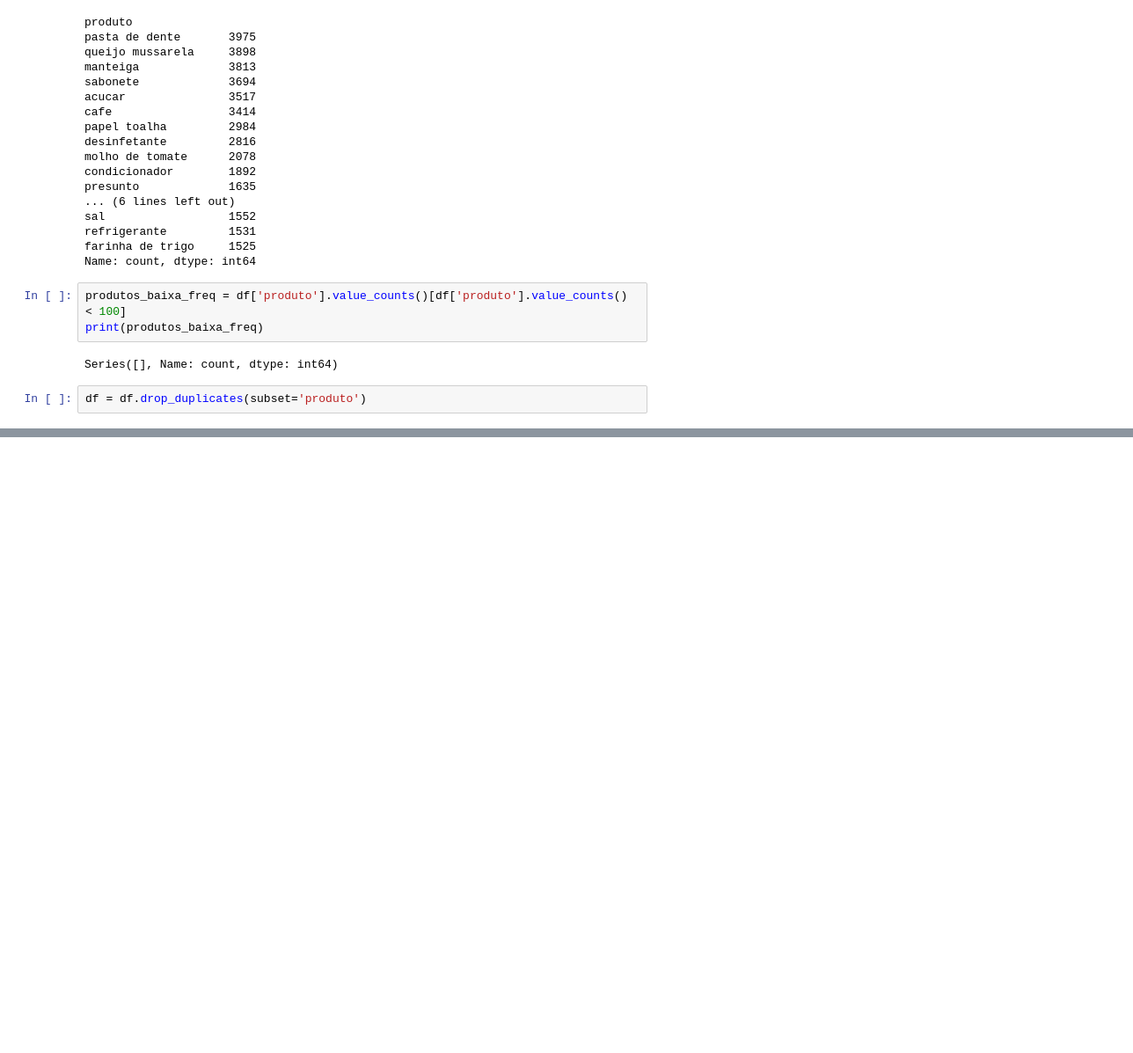
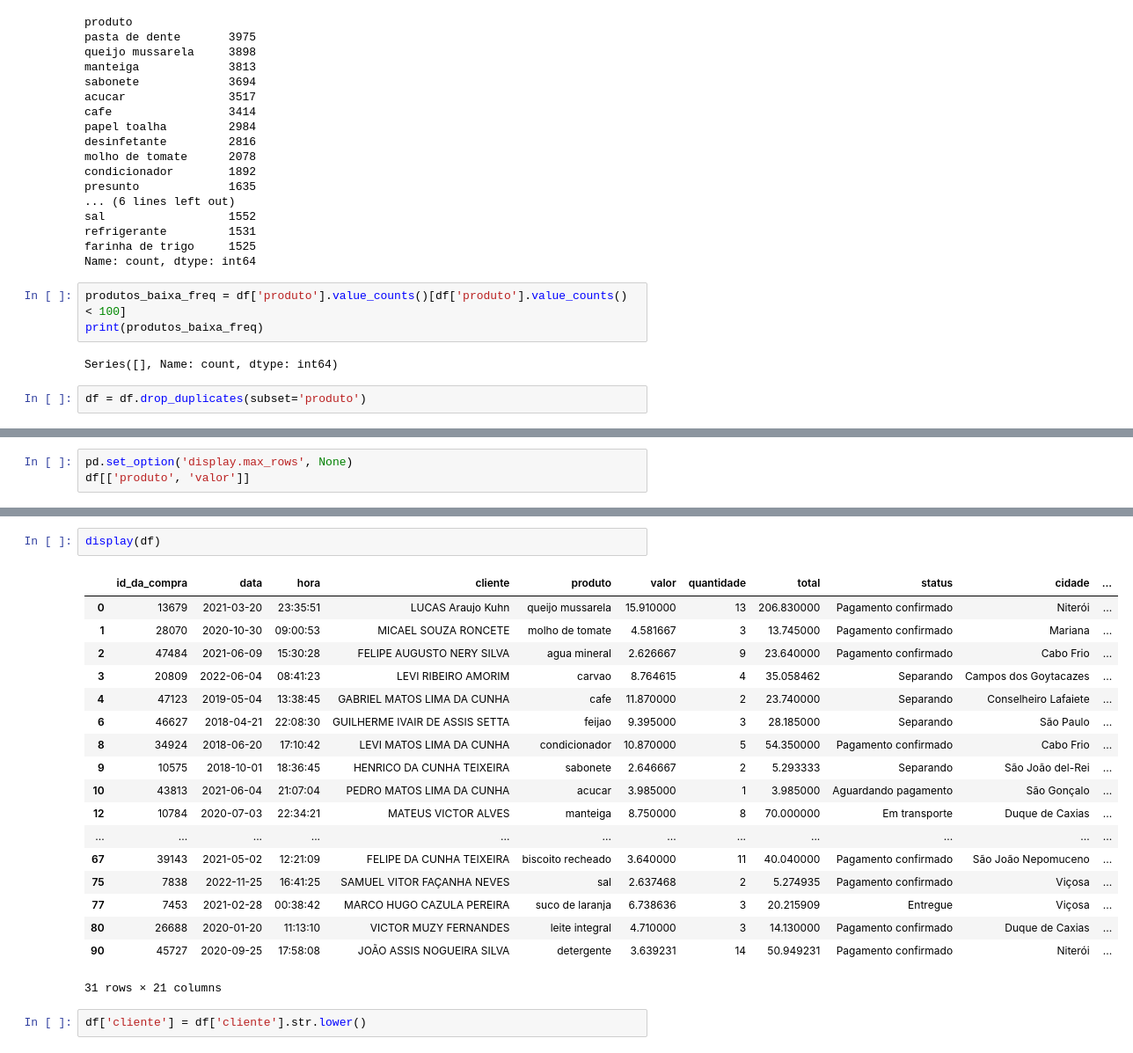
Before and after one commit to VitinDemarque/LimpezaDeDados, a Jupyter notebook: TrabalhoLimpeza.ipynb, the cells around one changed output, grey strips where cells are left out. Shown: that part at 88% size. Cells and saved outputs as stored; diff of their text form; blank space fills up the shorter version.

```diff
--- a/TrabalhoLimpeza.ipynb
+++ b/TrabalhoLimpeza.ipynb
@@ -1060,0 +1039,3 @@ df = df.drop_duplicates(subset='produto')
+# %%
+pd.set_option('display.max_rows', None)
+df[['produto', 'valor']]
@@ -1060,0 +1060,23 @@ df = df.drop_duplicates(subset='produto')
+# %%
+display(df)
+# %% [output]
+|  | id_da_compra | data | hora | cliente | produto | valor | quantidade | total | status | cidade | ... |
+| 0 | 13679 | 2021-03-20 | 23:35:51 | LUCAS Araujo Kuhn | queijo mussarela | 15.910000 | 13 | 206.830000 | Pagamento confirmado | Niterói | ... |
+| 1 | 28070 | 2020-10-30 | 09:00:53 | MICAEL SOUZA RONCETE | molho de tomate | 4.581667 | 3 | 13.745000 | Pagamento confirmado | Mariana | ... |
+| 2 | 47484 | 2021-06-09 | 15:30:28 | FELIPE AUGUSTO NERY SILVA | agua mineral | 2.626667 | 9 | 23.640000 | Pagamento confirmado | Cabo Frio | ... |
+| 3 | 20809 | 2022-06-04 | 08:41:23 | LEVI RIBEIRO AMORIM | carvao | 8.764615 | 4 | 35.058462 | Separando | Campos dos Goytacazes | ... |
+| 4 | 47123 | 2019-05-04 | 13:38:45 | GABRIEL MATOS LIMA DA CUNHA | cafe | 11.870000 | 2 | 23.740000 | Separando | Conselheiro Lafaiete | ... |
+| 6 | 46627 | 2018-04-21 | 22:08:30 | GUILHERME IVAIR DE ASSIS SETTA | feijao | 9.395000 | 3 | 28.185000 | Separando | São Paulo | ... |
+| 8 | 34924 | 2018-06-20 | 17:10:42 | LEVI MATOS LIMA DA CUNHA | condicionador | 10.870000 | 5 | 54.350000 | Pagamento confirmado | Cabo Frio | ... |
+| 9 | 10575 | 2018-10-01 | 18:36:45 | HENRICO DA CUNHA TEIXEIRA | sabonete | 2.646667 | 2 | 5.293333 | Separando | São João del-Rei | ... |
+| 10 | 43813 | 2021-06-04 | 21:07:04 | PEDRO MATOS LIMA DA CUNHA | acucar | 3.985000 | 1 | 3.985000 | Aguardando pagamento | São Gonçalo | ... |
+| 12 | 10784 | 2020-07-03 | 22:34:21 | MATEUS VICTOR ALVES | manteiga | 8.750000 | 8 | 70.000000 | Em transporte | Duque de Caxias | ... |
+| ... | ... | ... | ... | ... | ... | ... | ... | ... | ... | ... | ... |
+| 67 | 39143 | 2021-05-02 | 12:21:09 | FELIPE DA CUNHA TEIXEIRA | biscoito recheado | 3.640000 | 11 | 40.040000 | Pagamento confirmado | São João Nepomuceno | ... |
+| 75 | 7838 | 2022-11-25 | 16:41:25 | SAMUEL VITOR FAÇANHA NEVES | sal | 2.637468 | 2 | 5.274935 | Pagamento confirmado | Viçosa | ... |
+| 77 | 7453 | 2021-02-28 | 00:38:42 | MARCO HUGO CAZULA PEREIRA | suco de laranja | 6.738636 | 3 | 20.215909 | Entregue | Viçosa | ... |
+| 80 | 26688 | 2020-01-20 | 11:13:10 | VICTOR MUZY FERNANDES | leite integral | 4.710000 | 3 | 14.130000 | Pagamento confirmado | Duque de Caxias | ... |
+| 90 | 45727 | 2020-09-25 | 17:58:08 | JOÃO ASSIS NOGUEIRA SILVA | detergente | 3.639231 | 14 | 50.949231 | Pagamento confirmado | Niterói | ... |
+31 rows × 21 columns
+# %%
+df['cliente'] = df['cliente'].str.lower()
```
Also changed, not shown: parts of 40 cells of this notebook.
